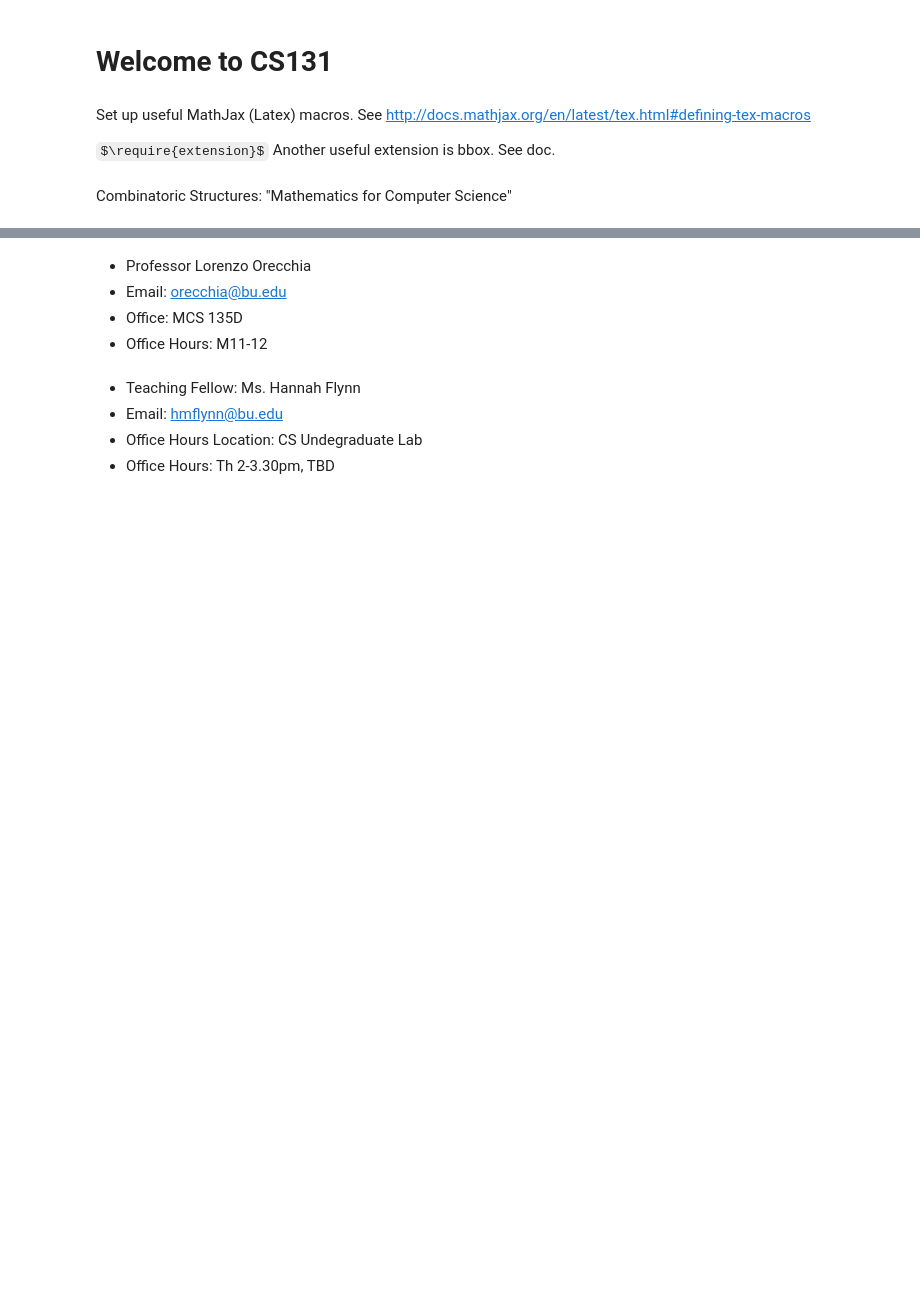
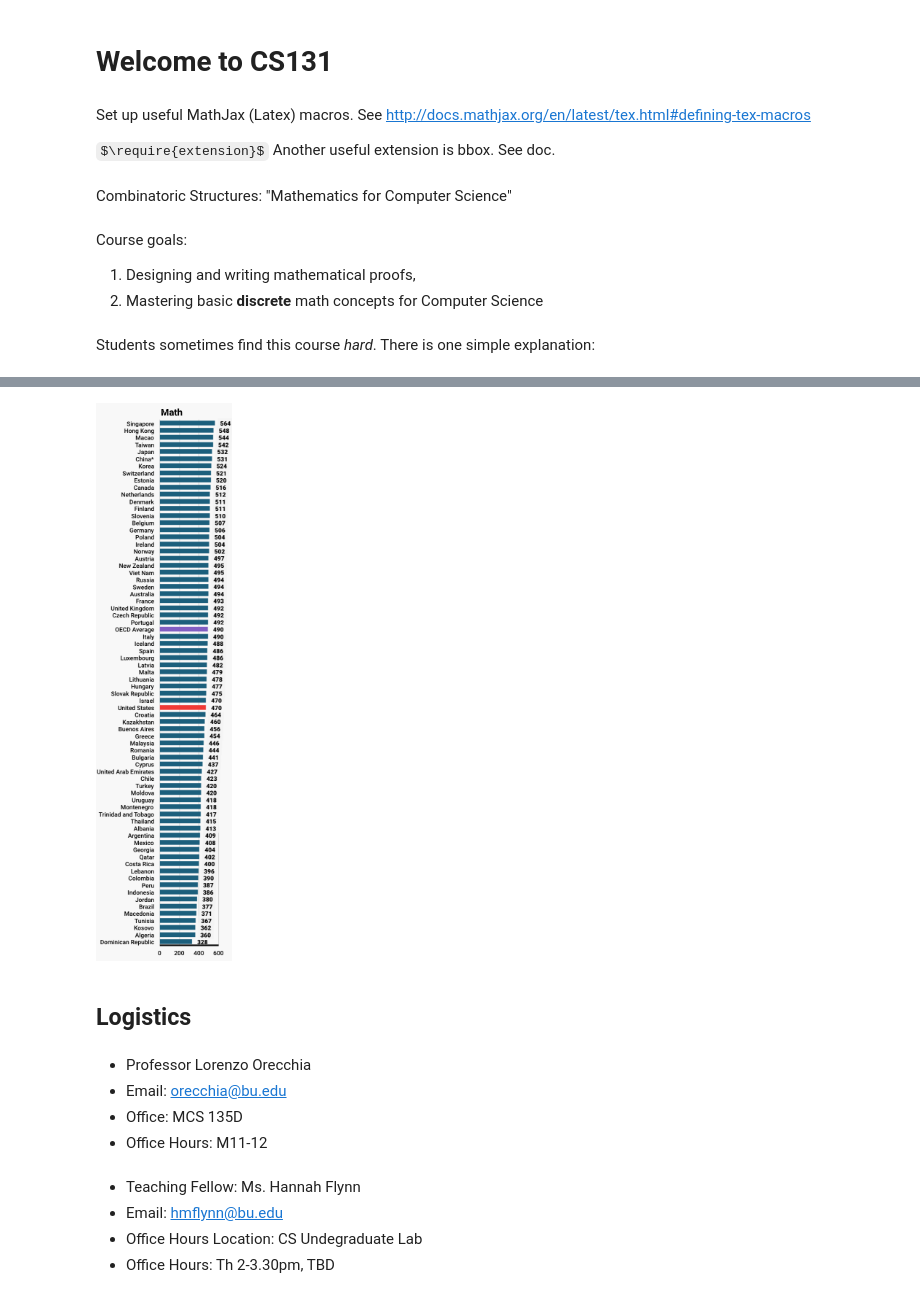
Before and after one commit to lorecchia/CS131-Combinatoric-Structures, a Jupyter notebook: L00CourseLogistics.ipynb, the cells around one changed output, grey strips where cells are left out. Saved outputs shown, nothing was run; the diff lists cells and outputs as text; code cells hidden in the pictures; some formulas as TeX source; blank space fills up the shorter version.

```diff
--- a/L00CourseLogistics.ipynb
+++ b/L00CourseLogistics.ipynb
@@ -38,3 +38,14 @@ $\require{extension}$
 Another useful extension is bbox.  See doc.
 # %% [markdown]
 Combinatoric Structures: "Mathematics for Computer Science"
+# %% [markdown]
+Course goals:
+1. Designing and writing mathematical proofs,
+2. Mastering basic __discrete__ math concepts for Computer Science
+# %% [markdown]
+Students sometimes find this course _hard_.
+There is one simple explanation:
+# %%
+sl.hide_code_in_slideshow()
+display(Image("images/pisa15math.png", width=550))
+# %% [output]
@@ -41,3 +53,6 @@ Combinatoric Structures: "Mathematics for Computer Science"
+[figure, added]
+# %% [markdown]
+## Logistics
 # %% [markdown]
 * Professor Lorenzo Orecchia
 * Email: orecchia@bu.edu
```
Also changed, not shown: parts of 22 cells of this notebook, 8 other files.
